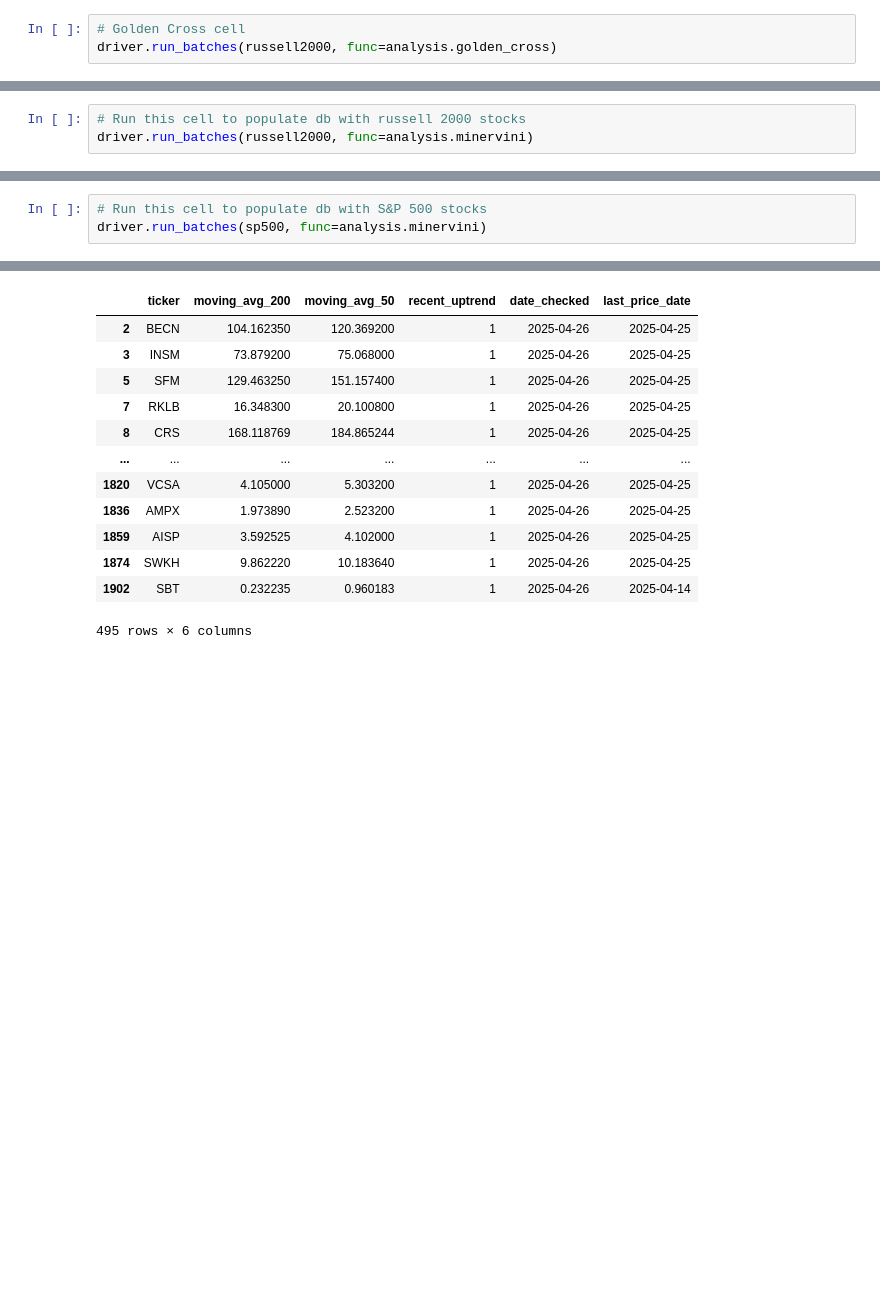
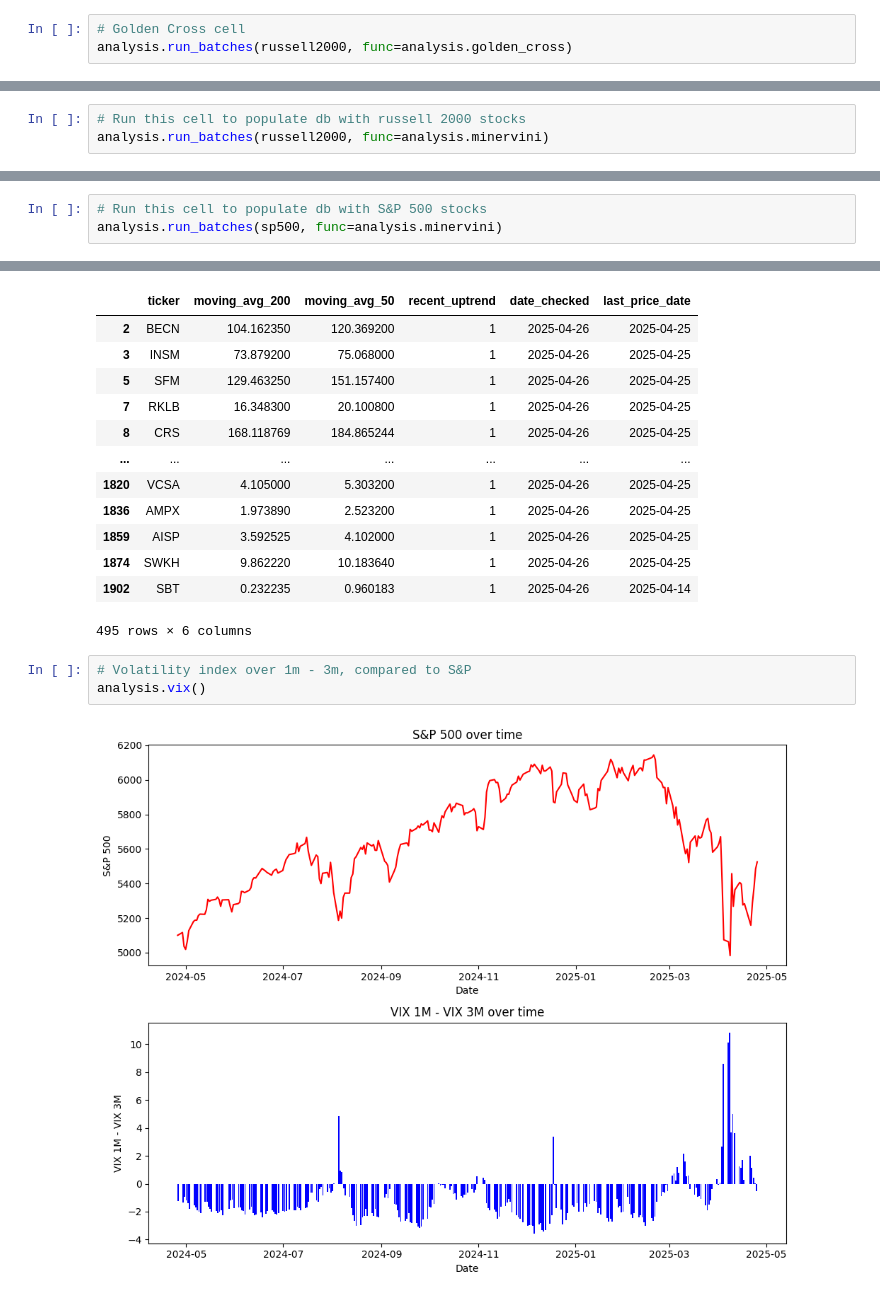
Before and after one commit to JohnathanChan973/StockAnalysis, a Jupyter notebook: main.ipynb, the cells around one changed output, grey strips where cells are left out. Cells and saved outputs as stored; diff of their text form; blank space fills up the shorter version.

```diff
--- a/main.ipynb
+++ b/main.ipynb
@@ -14,7 +13,7 @@ russell2000 = tickers.get_russell2000()
 sp500 = tickers.get_sp500()
 # %%
 # Golden Cross cell
-driver.run_batches(russell2000, func=analysis.golden_cross)
+analysis.run_batches(russell2000, func=analysis.golden_cross)
 # %% [output]
 Not enough data for MOGA
 Not enough data for CLSKW
@@ -31,7 +30,7 @@ Not enough data for BCAX
 ... (25 outputs left out)
 # %%
 # Run this cell to populate db with russell 2000 stocks
-driver.run_batches(russell2000, func=analysis.minervini)
+analysis.run_batches(russell2000, func=analysis.minervini)
 # %% [output]
 Not enough data for MOGA
 Not enough data for CON
@@ -44,7 +43,7 @@ Not enough data for FLOC
 Not enough data for KLC
 # %%
 # Run this cell to populate db with S&P 500 stocks
-driver.run_batches(sp500, func=analysis.minervini)
+analysis.run_batches(sp500, func=analysis.minervini)
 # %%
 # Run this cell to check out whole db as a df
 db = Stocks_DB()
@@ -153,3 +152,8 @@ uptrend
 | 1874 | SWKH | 9.862220 | 10.183640 | 1 | 2025-04-26 | 2025-04-25 |
 | 1902 | SBT | 0.232235 | 0.960183 | 1 | 2025-04-26 | 2025-04-14 |
 495 rows × 6 columns
+# %%
+# Volatility index over 1m - 3m, compared to S&P
+analysis.vix()
+# %% [output]
+[figure, added]
```
Also changed, not shown: parts of 1 cell of this notebook, 3 other files.
